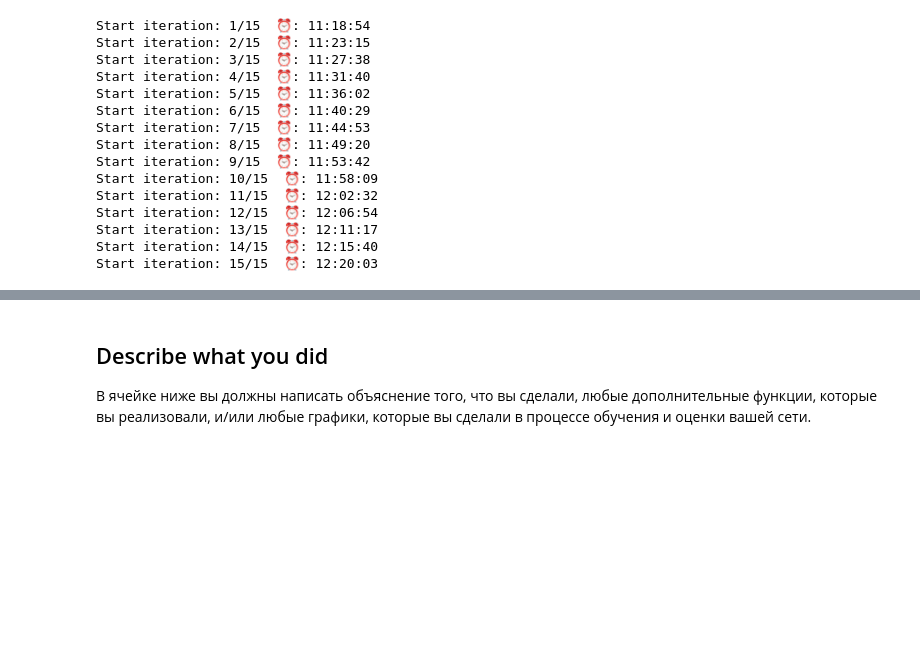
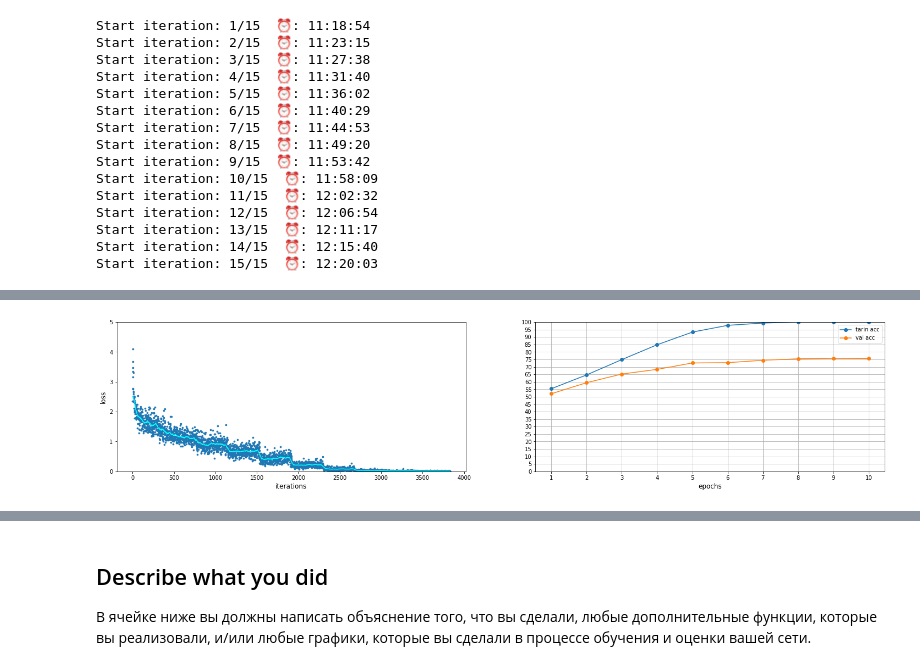
Before and after one commit to exp20/cs231n, a Jupyter notebook: assignment2/PyTorch.ipynb, the cells around one changed output, grey strips where cells are left out. Saved outputs shown, nothing was run; the diff lists cells and outputs as text; code cells hidden in the pictures; blank space fills up the shorter version.

```diff
--- a/assignment2/PyTorch.ipynb
+++ b/assignment2/PyTorch.ipynb
@@ -1836,7 +1781,7 @@ num_conv_filters = [16, 256, 256, 256, 256, 256]
 fc_h_sizes = [2000]
 fc_downscale = 0.5
 model_top2_arch1_params = [arch_type, N, M, num_conv_filters, fc_h_sizes, fc_downscale]
-model_top2_arch1_info = random_search_loop_part2(model_top2_arch1_params, random_gridsearch_loader_train_2, my_loader_val, loader_check_train_acc_2,  num_iter = 15, train_epochs = 10)
+#model_top2_arch1_info = random_search_loop_part2(model_top2_arch1_params, random_gridsearch_loader_train_2, my_loader_val, loader_check_train_acc_2,  num_iter = 15, train_epochs = 10)
 # %% [output]
 Start iteration: 1/15  ⏰: 09:44:45
 Start iteration: 2/15  ⏰: 09:57:38
@@ -2044,0 +1964,6 @@ for key_arr in full_conv_net_info:
+# %%
+plot_model_history(model_top2_arch1_info[list(sorted_keys_top2_arch1)[0]][-3],
+                   model_top2_arch1_info[list(sorted_keys_top2_arch1)[0]][-2],
+                   model_top2_arch1_info[list(sorted_keys_top2_arch1)[0]][-1])
+# %% [output]
+[figure, added]
```
Also changed, not shown: parts of 30 cells of this notebook.
